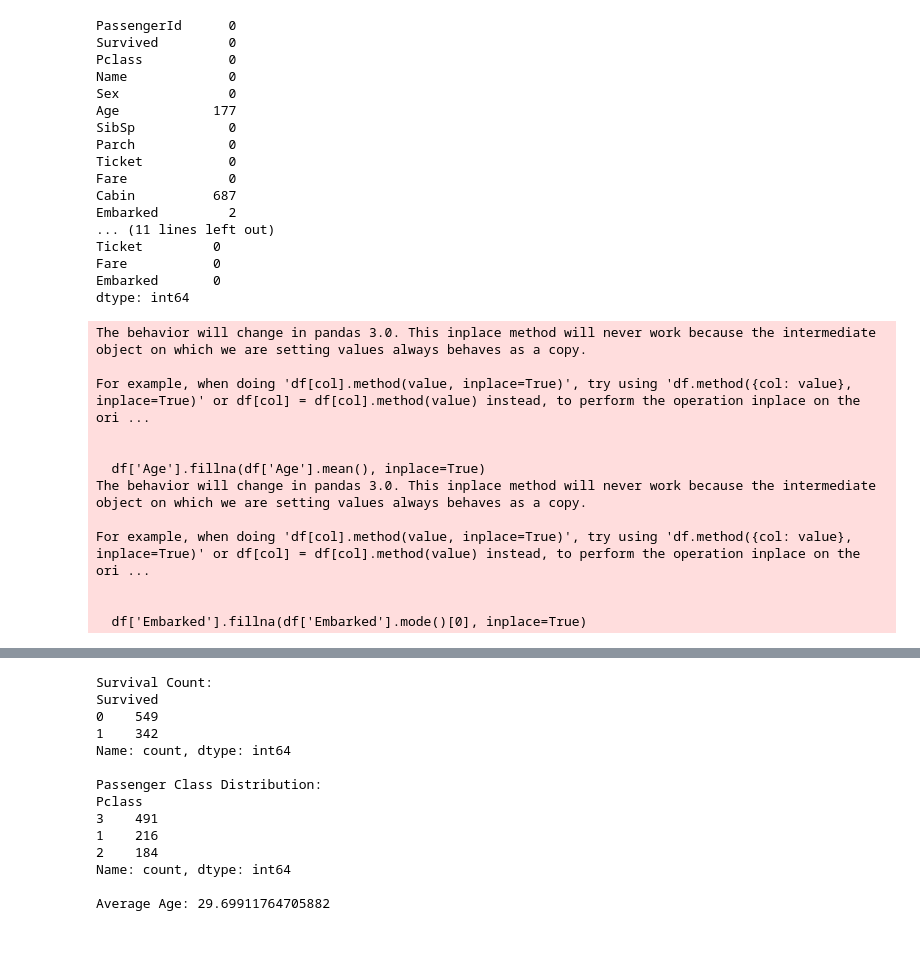
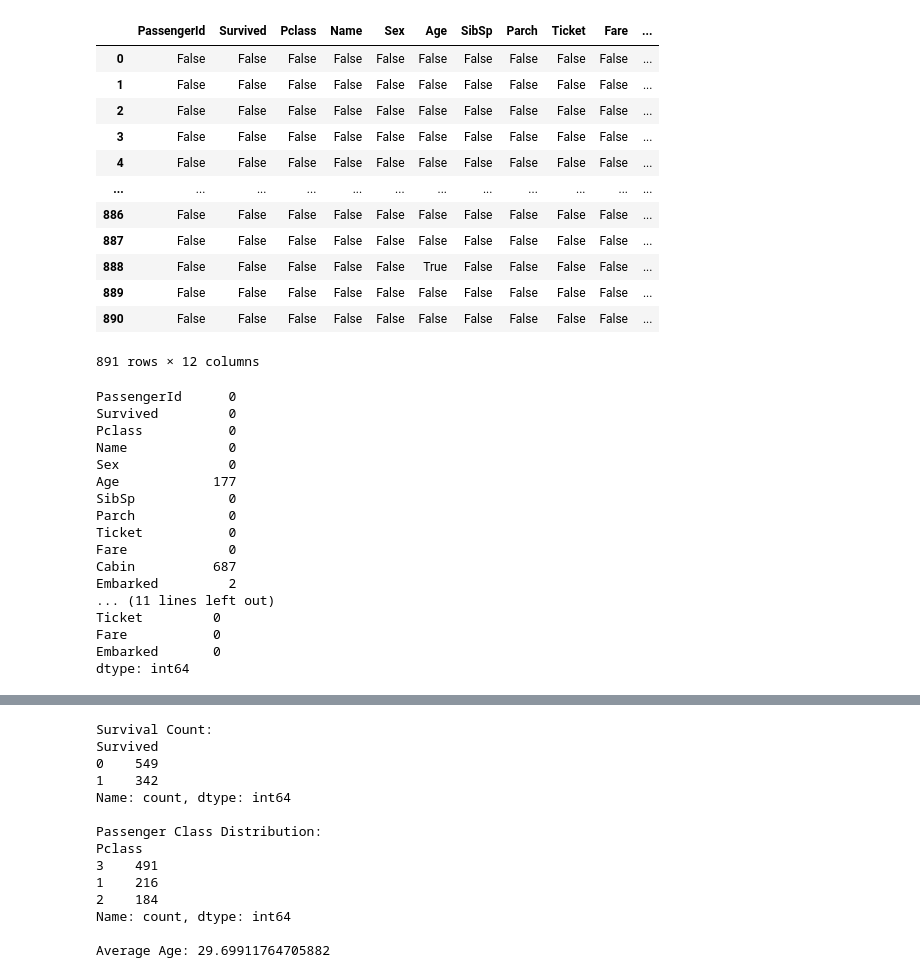
Before and after one commit to mundevaishnavi13/Artificial_Intelligence_Lab_SE_A_42, a Jupyter notebook: dse6.ipynb, the cells around one changed output, grey strips where cells are left out. Cells and saved outputs as stored; diff of their text form; code cells hidden in the pictures; blank space fills up the shorter version.

```diff
--- a/dse6.ipynb
+++ b/dse6.ipynb
@@ -5,22 +14,2 @@ import pandas as pd
 # %%
 df = pd.read_csv("titanic dataset.csv.zip")
-# %%
-import pandas as pd
-import matplotlib.pyplot as plt
-import seaborn as sns
-
-# Set display options for better formatting
-pd.set_option('display.max_columns', None)
-pd.set_option('display.width', 1000)
-pd.set_option('display.colheader_justify', 'center')
-
-# Load Titanic dataset
-df = pd.read_csv("titanic dataset.csv.zip")
-
-# Display first 10 rows in organized format
-print("\nTitanic Dataset (First 10 Rows):")
-print(df.head(10).to_string(index=False))
-
-# Show dataset information
-print("\nDataset Information:")
-print(df.info())
@@ -45,15 +25,31 @@ None
+# %%
+df.isnull()
+# %% [output]
+|  | PassengerId | Survived | Pclass | Name | Sex | Age | SibSp | Parch | Ticket | Fare | ... |
+| 0 | False | False | False | False | False | False | False | False | False | False | ... |
+| 1 | False | False | False | False | False | False | False | False | False | False | ... |
+| 2 | False | False | False | False | False | False | False | False | False | False | ... |
+| 3 | False | False | False | False | False | False | False | False | False | False | ... |
+| 4 | False | False | False | False | False | False | False | False | False | False | ... |
+| ... | ... | ... | ... | ... | ... | ... | ... | ... | ... | ... | ... |
+| 886 | False | False | False | False | False | False | False | False | False | False | ... |
+| 887 | False | False | False | False | False | False | False | False | False | False | ... |
+| 888 | False | False | False | False | False | True | False | False | False | False | ... |
+| 889 | False | False | False | False | False | False | False | False | False | False | ... |
+| 890 | False | False | False | False | False | False | False | False | False | False | ... |
+891 rows × 12 columns
 # %%
 # Check missing values
 print(df.isnull().sum())
 
 # Fill missing Age values with mean
-df['Age'].fillna(df['Age'].mean(), inplace=True)
+df['Age'] = df['Age'].fillna(df['Age'].mean())
 
 # Fill missing Embarked values with mode
-df['Embarked'].fillna(df['Embarked'].mode()[0], inplace=True)
+df['Embarked'] = df['Embarked'].fillna(df['Embarked'].mode()[0])
 
 # Drop Cabin column (too many missing values)
-df.drop(columns=['Cabin'], inplace=True)
+df = df.drop(columns=['Cabin'])
 
 print("\nMissing values after cleaning:")
 print(df.isnull().sum())
@@ -75,15 +71,3 @@ Ticket         0
 Fare           0
 Embarked       0
 dtype: int64
-The behavior will change in pandas 3.0. This inplace method will never work because the intermediate object on which we are setting values always behaves as a copy.
-
-For example, when doing 'df[col].method(value, inplace=True)', try using 'df.method({col: value}, inplace=True)' or df[col] = df[col].method(value) instead, to perform the operation inplace on the ori ...
-
-
-  df['Age'].fillna(df['Age'].mean(), inplace=True)
-The behavior will change in pandas 3.0. This inplace method will never work because the intermediate object on which we are setting values always behaves as a copy.
-
-For example, when doing 'df[col].method(value, inplace=True)', try using 'df.method({col: value}, inplace=True)' or df[col] = df[col].method(value) instead, to perform the operation inplace on the ori ...
-
-
-  df['Embarked'].fillna(df['Embarked'].mode()[0], inplace=True)
```
Also changed, not shown: parts of 7 cells of this notebook.
